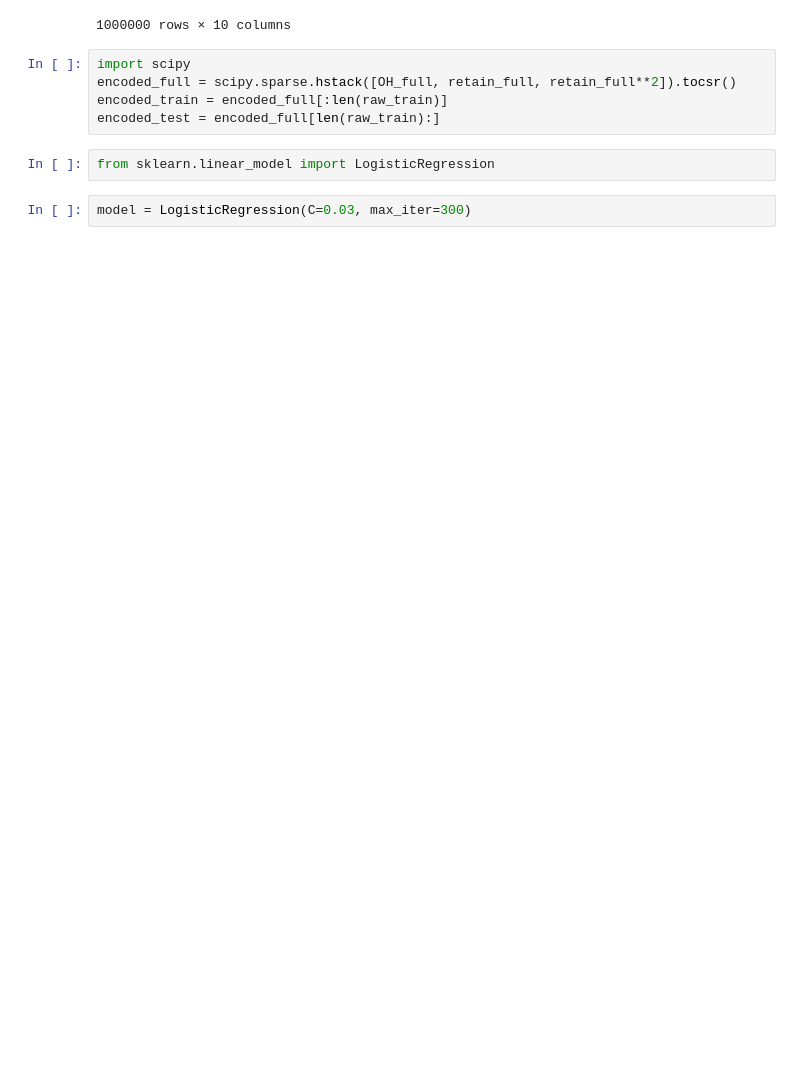
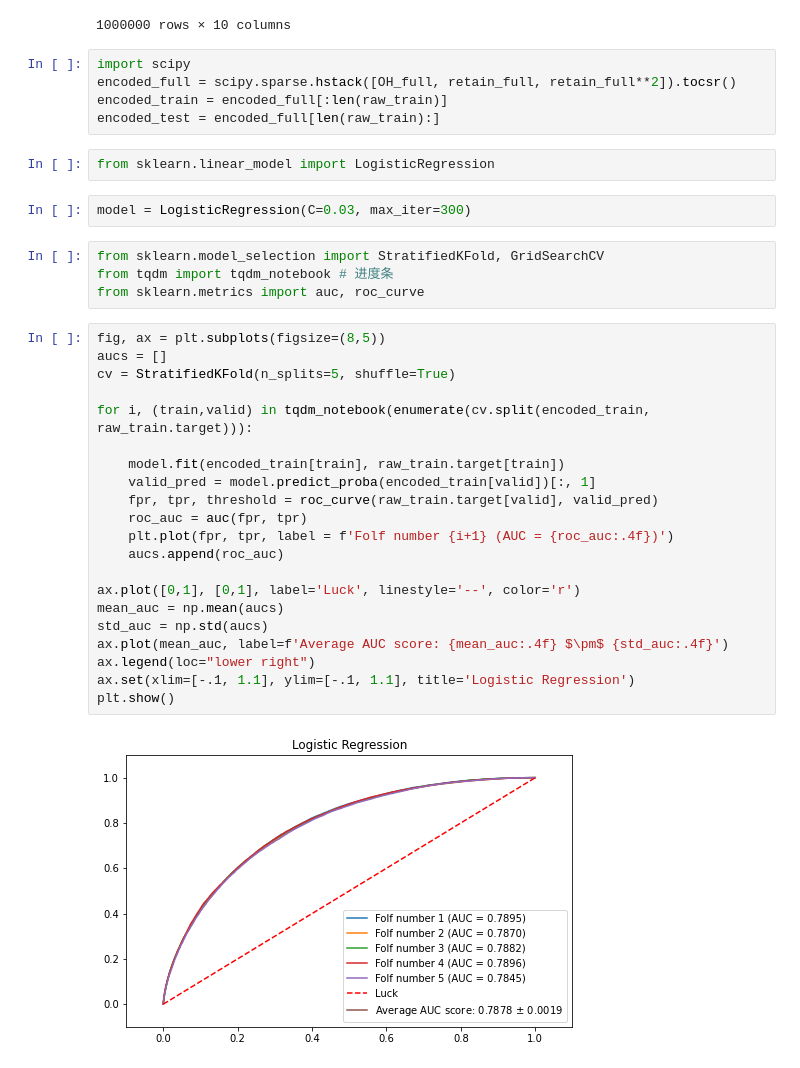
Before and after one commit to fanhualuoyu/kaggle, a Jupyter notebook: cat-in-the-dat-ii/Categorical_Feature_Encoding.ipynb, the cells around one changed output. Saved outputs shown, nothing was run; the diff lists cells and outputs as text; blank space fills up the shorter version.

```diff
--- a/cat-in-the-dat-ii/Categorical_Feature_Encoding.ipynb
+++ b/cat-in-the-dat-ii/Categorical_Feature_Encoding.ipynb
@@ -702,3 +702,30 @@ encoded_test = encoded_full[len(raw_train):]
 from sklearn.linear_model import LogisticRegression
 # %%
 model = LogisticRegression(C=0.03, max_iter=300)
+# %%
+from sklearn.model_selection import StratifiedKFold, GridSearchCV
+from tqdm import tqdm_notebook # 进度条
+from sklearn.metrics import auc, roc_curve
+# %%
+fig, ax = plt.subplots(figsize=(8,5))
+aucs = []
+cv = StratifiedKFold(n_splits=5, shuffle=True)
+
+for i, (train,valid) in tqdm_notebook(enumerate(cv.split(encoded_train, raw_train.target))):
+
+    model.fit(encoded_train[train], raw_train.target[train])
+    valid_pred = model.predict_proba(encoded_train[valid])[:, 1]
+    fpr, tpr, threshold = roc_curve(raw_train.target[valid], valid_pred)
+    roc_auc = auc(fpr, tpr)
+    plt.plot(fpr, tpr, label = f'Folf number {i+1} (AUC = {roc_auc:.4f})')
+    aucs.append(roc_auc)
+
+ax.plot([0,1], [0,1], label='Luck', linestyle='--', color='r')
+mean_auc = np.mean(aucs)
+std_auc = np.std(aucs)
+ax.plot(mean_auc, label=f'Average AUC score: {mean_auc:.4f} $\pm$ {std_auc:.4f}')
+ax.legend(loc="lower right")
+ax.set(xlim=[-.1, 1.1], ylim=[-.1, 1.1], title='Logistic Regression')
+plt.show()
+# %% [output]
+[figure, added]
```
Also changed, not shown: parts of 4 cells of this notebook, 5 other files.
